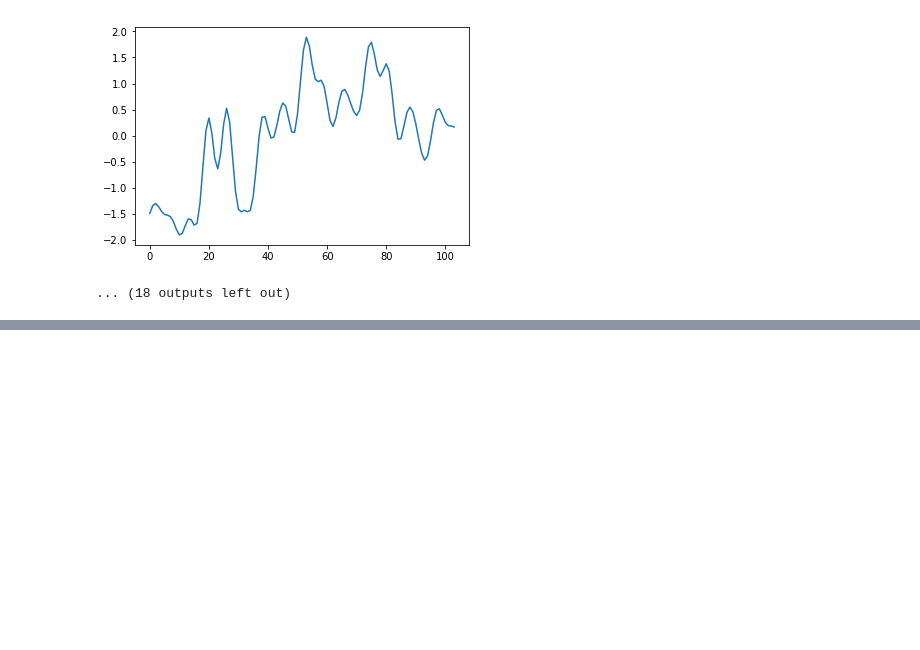
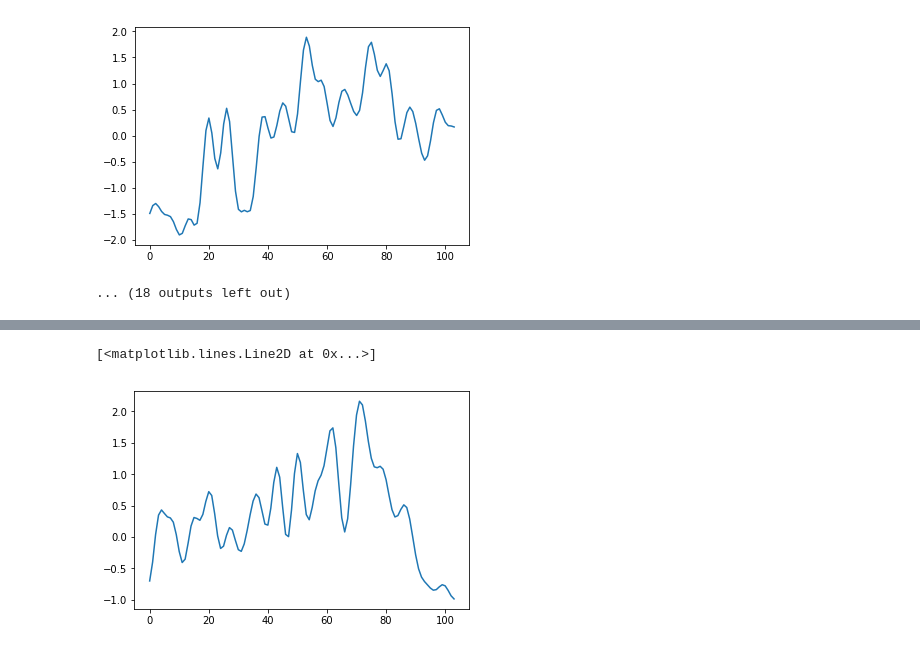
Before and after one commit to finiteautomata/p300speller, a Jupyter notebook: notebooks/normalization.ipynb, the cells around one changed output, grey strips where cells are left out. Drawn from its saved outputs; the diff is of its cells as text; code cells hidden in the pictures; blank space fills up the shorter version.

```diff
--- a/notebooks/normalization.ipynb
+++ b/notebooks/normalization.ipynb
@@ -112,0 +111,5 @@ X_norm = (X - mean) / std
+# %%
+plt.plot(X_norm[0][10])
+# %% [output]
+[<matplotlib.lines.Line2D at 0x...>]
+[figure, added]
```
Also changed, not shown: parts of 2 cells of this notebook.
